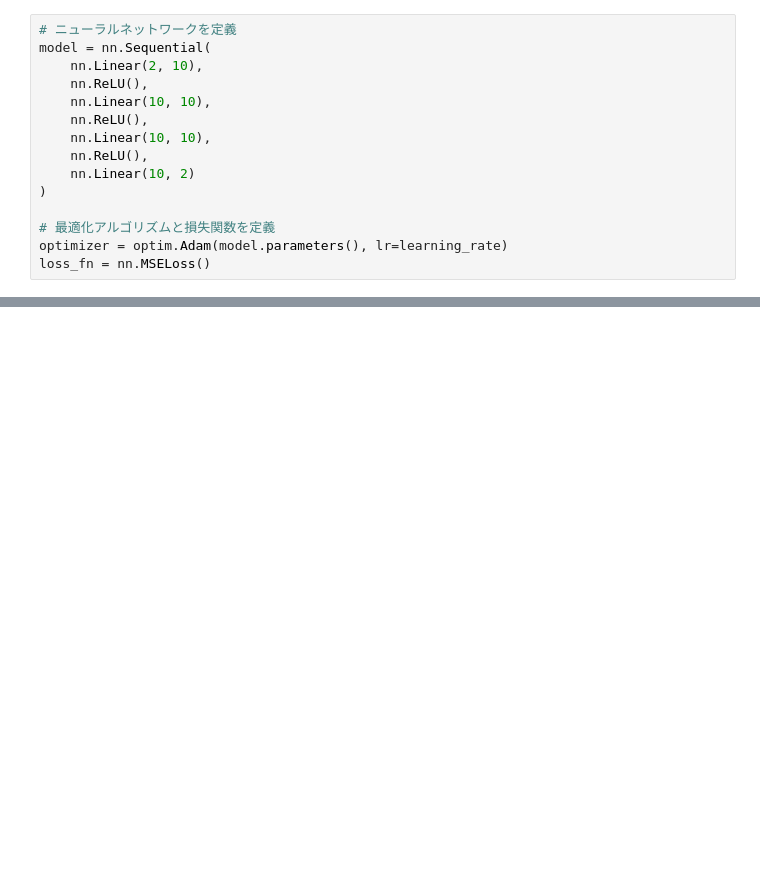
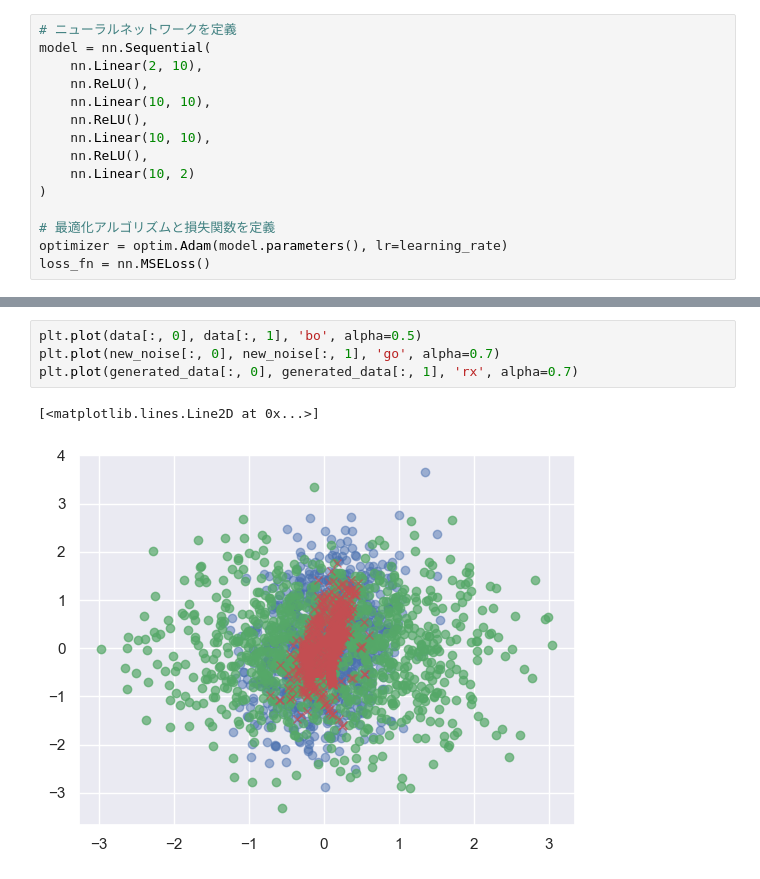
Before and after one commit to shouno/2023_SummerLecture, a Jupyter notebook: diffusion_test.ipynb, the cells around one changed output, grey strips where cells are left out. Drawn from its saved outputs; the diff is of its cells as text; blank space fills up the shorter version.

```diff
--- a/diffusion_test.ipynb
+++ b/diffusion_test.ipynb
@@ -84,0 +110,7 @@ Generated data:  [[-0.11407848 -0.42034096]
+# %%
+plt.plot(data[:, 0], data[:, 1], 'bo', alpha=0.5)
+plt.plot(new_noise[:, 0], new_noise[:, 1], 'go', alpha=0.7)
+plt.plot(generated_data[:, 0], generated_data[:, 1], 'rx', alpha=0.7)
+# %% [output]
+[<matplotlib.lines.Line2D at 0x...>]
+[figure, added]
```
Also changed, not shown: parts of 5 cells of this notebook.
